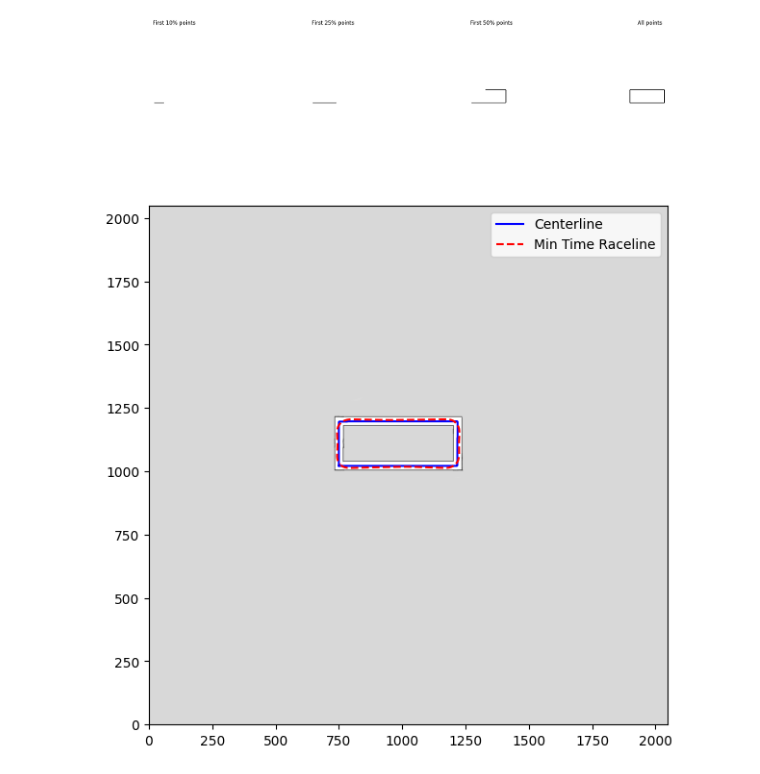
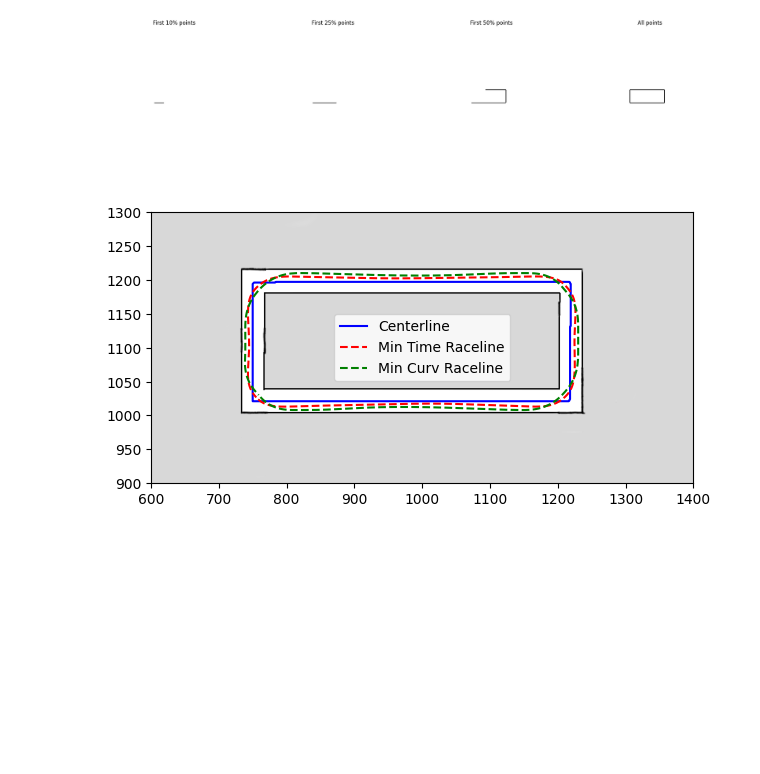
Before and after one commit to gokulmk-12/f1tenth_gym_ros_ntu, a Jupyter notebook: scripts/map_convertor.ipynb, the cells around one changed output. Saved outputs shown, nothing was run; the diff lists cells and outputs as text; code cells hidden in the pictures; blank space fills up the shorter version.

```diff
--- a/scripts/map_convertor.ipynb
+++ b/scripts/map_convertor.ipynb
@@ -165,7 +165,7 @@ transformed_data = transformed_data[::skip_points]
 with open(f"../tracks/{MAP_NAME}_centerline.csv", 'wb') as fh:
     np.savetxt(fh, transformed_data, fmt='%0.4f', delimiter=',', header='x_m,y_m,w_tr_right_m,w_tr_left_m')
 # %%
-centerline_data = pd.read_csv(f"../tracks/{MAP_NAME}.csv")
+centerline_data = pd.read_csv(f"../tracks/{MAP_NAME}_centerline.csv")
 
 x_center = centerline_data["# x_m"].values
 y_center = centerline_data["y_m"].values
@@ -179,24 +179,31 @@ y_center /= map_resolution
 optim = True # Toggle this based on optim availability
 
 if optim:
-    OPTIM_NAME = "levine_optim"
-    optim_data = pd.read_csv(f"../tracks/{OPTIM_NAME}.csv", header=0, names=["x", "y", "vel"])
+    optim_data = pd.read_csv(f"../tracks/{MAP_NAME}.csv", header=0, names=["x", "y", "vel"])
+    mincurv_data = pd.read_csv(f"../tracks/{MAP_NAME}_mincurv.csv", header=0, names=["x", "y", "vel"])
 
-    x_optim = optim_data["x"].values
-    y_optim = optim_data["y"].values
+    x_optim, x_mincurv = optim_data["x"].values, mincurv_data["x"].values
+    y_optim, y_mincurv = optim_data["y"].values, mincurv_data["y"].values
 
     x_optim -= orig_x
     y_optim -= orig_y
+    x_mincurv -= orig_x
+    y_mincurv -= orig_y
 
     x_optim /= map_resolution
     y_optim /= map_resolution
+    x_mincurv /= map_resolution
+    y_mincurv /= map_resolution
 # %%
 plt.figure(figsize=(7, 7))
 plt.imshow(raw_map_img, cmap="gray", origin="lower")
 plt.plot(x_center, y_center, 'b', label="Centerline")
 if optim:
     plt.plot(x_optim, y_optim, 'r--', label="Min Time Raceline")
+    plt.plot(x_mincurv, y_mincurv, 'g--', label="Min Curv Raceline")
 plt.legend()
+plt.xlim(600, 1400)
+plt.ylim(900, 1300)
 plt.show()
 # %% [output]
-[figure, old version]
+[figure, new version]
```
Also changed, not shown: 9 other files.
